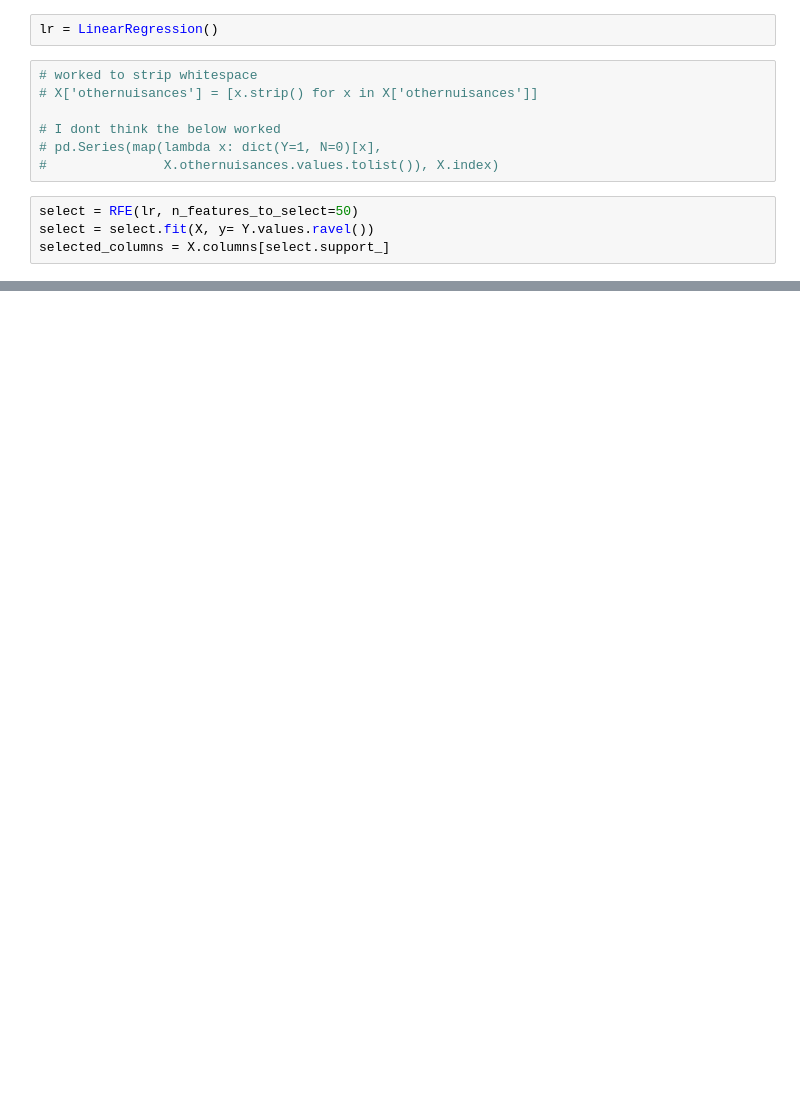
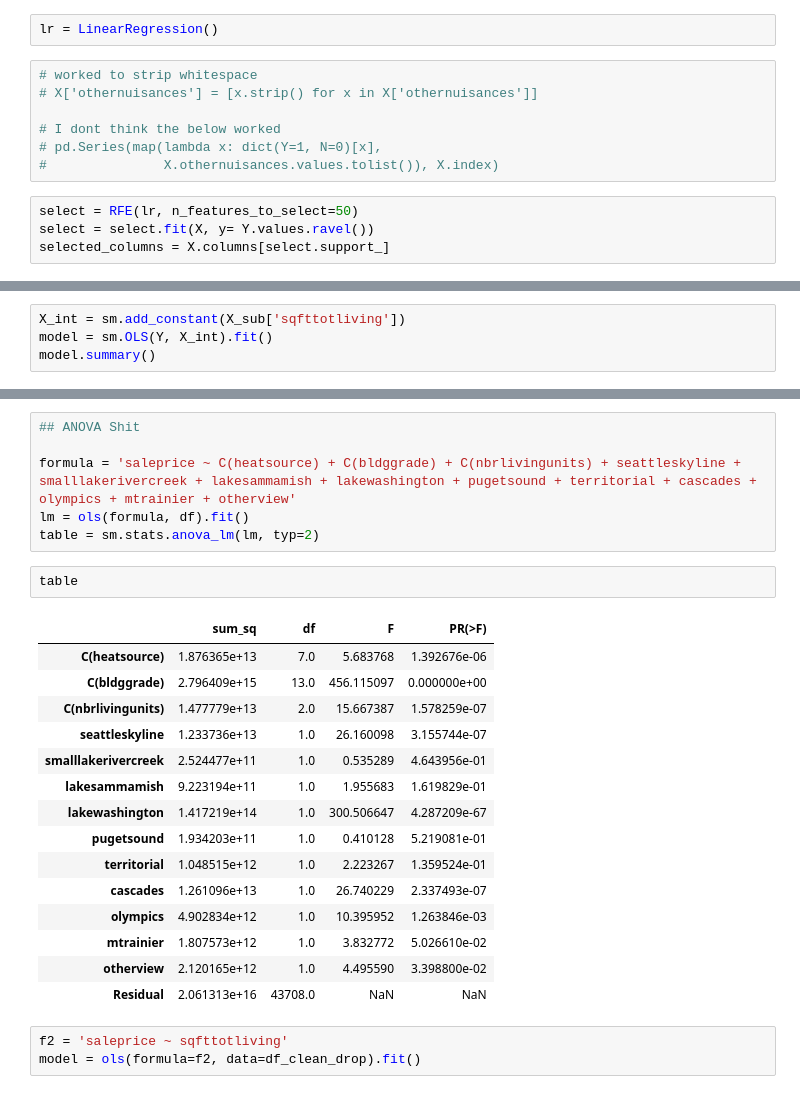
Before and after one commit to aabrahamson3/king-county-housing, a Jupyter notebook: notebooks/exploratory/aa_eda.ipynb, the cells around one changed output, grey strips where cells are left out. Saved outputs shown, nothing was run; the diff lists cells and outputs as text; blank space fills up the shorter version.

Commit message:
submitting new work - more EDA and ANOVA

```diff
--- a/notebooks/exploratory/aa_eda.ipynb
+++ b/notebooks/exploratory/aa_eda.ipynb
@@ -258,0 +448,4 @@ Warnings:
+# %%
+X_int = sm.add_constant(X_sub['sqfttotliving'])
+model = sm.OLS(Y, X_int).fit()
+model.summary()
@@ -258,0 +494,27 @@ Warnings:
+# %%
+## ANOVA Shit
+
+formula = 'saleprice ~ C(heatsource) + C(bldggrade) + C(nbrlivingunits) + seattleskyline + smalllakerivercreek + lakesammamish + lakewashington + pugetsound + territorial + cascades + olympics + mtrainier + otherview'
+lm = ols(formula, df).fit()
+table = sm.stats.anova_lm(lm, typ=2)
+# %%
+table
+# %% [output]
+|  | sum_sq | df | F | PR(>F) |
+| C(heatsource) | 1.876365e+13 | 7.0 | 5.683768 | 1.392676e-06 |
+| C(bldggrade) | 2.796409e+15 | 13.0 | 456.115097 | 0.000000e+00 |
+| C(nbrlivingunits) | 1.477779e+13 | 2.0 | 15.667387 | 1.578259e-07 |
+| seattleskyline | 1.233736e+13 | 1.0 | 26.160098 | 3.155744e-07 |
+| smalllakerivercreek | 2.524477e+11 | 1.0 | 0.535289 | 4.643956e-01 |
+| lakesammamish | 9.223194e+11 | 1.0 | 1.955683 | 1.619829e-01 |
+| lakewashington | 1.417219e+14 | 1.0 | 300.506647 | 4.287209e-67 |
+| pugetsound | 1.934203e+11 | 1.0 | 0.410128 | 5.219081e-01 |
+| territorial | 1.048515e+12 | 1.0 | 2.223267 | 1.359524e-01 |
+| cascades | 1.261096e+13 | 1.0 | 26.740229 | 2.337493e-07 |
+| olympics | 4.902834e+12 | 1.0 | 10.395952 | 1.263846e-03 |
+| mtrainier | 1.807573e+12 | 1.0 | 3.832772 | 5.026610e-02 |
+| otherview | 2.120165e+12 | 1.0 | 4.495590 | 3.398800e-02 |
+| Residual | 2.061313e+16 | 43708.0 | NaN | NaN |
+# %%
+f2 = 'saleprice ~ sqfttotliving'
+model = ols(formula=f2, data=df_clean_drop).fit()
```
Also changed, not shown: parts of 18 cells of this notebook.
